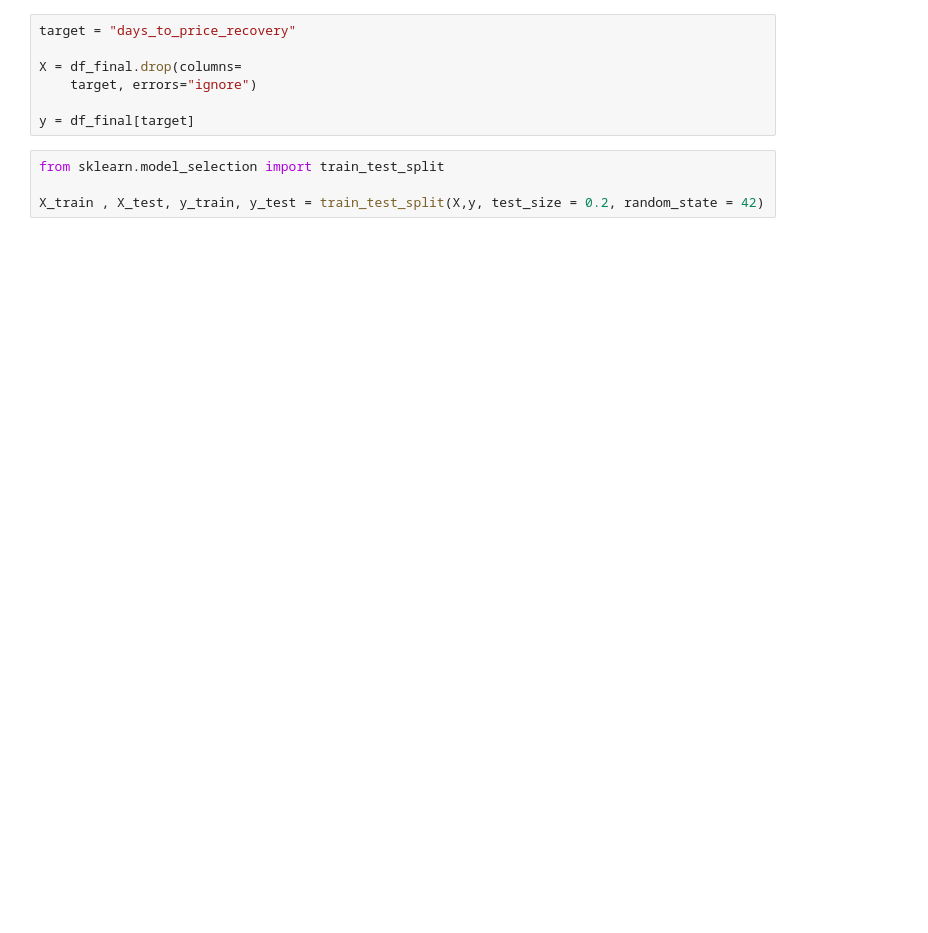
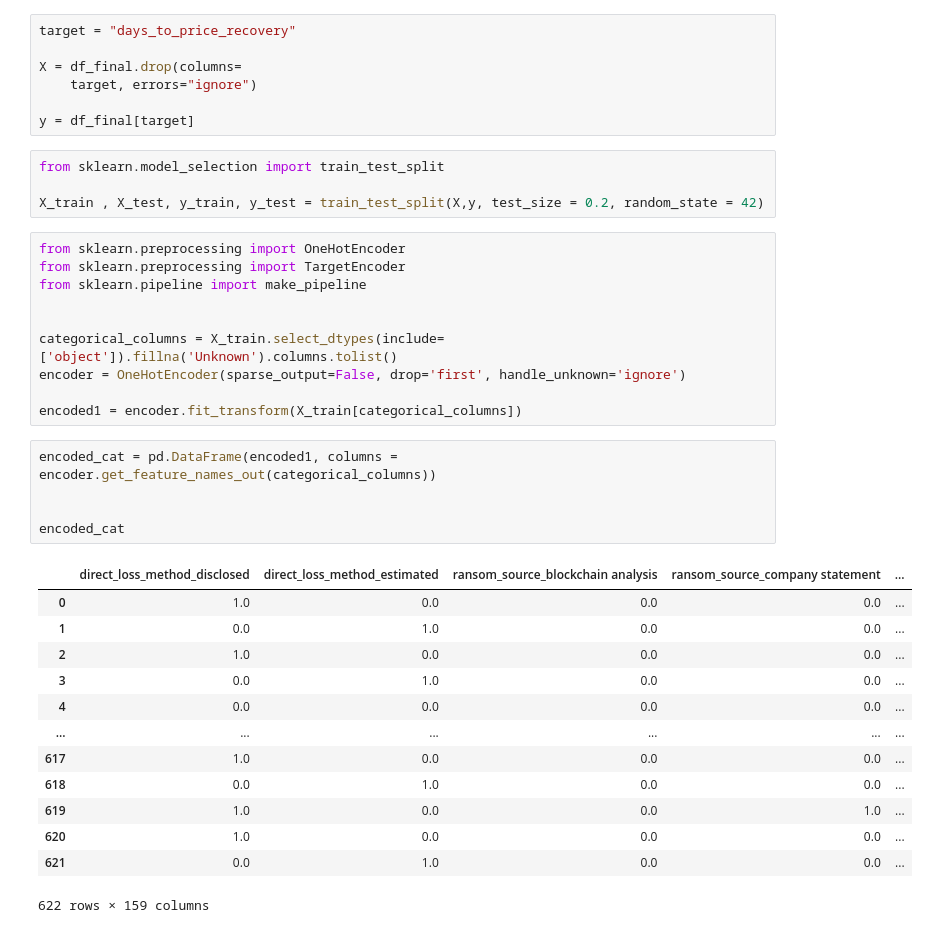
Before and after one commit to subhan0rizwan/cyber-loss-KNN, a Jupyter notebook: KNN - Cyber.ipynb, the cells around one changed output. Drawn from its saved outputs; the diff is of its cells as text; blank space fills up the shorter version.

```diff
--- a/KNN - Cyber.ipynb
+++ b/KNN - Cyber.ipynb
@@ -215,3 +219,32 @@ y = df_final[target]
 from sklearn.model_selection import train_test_split
 
 X_train , X_test, y_train, y_test = train_test_split(X,y, test_size = 0.2, random_state = 42)
+# %%
+from sklearn.preprocessing import OneHotEncoder
+from sklearn.preprocessing import TargetEncoder
+from sklearn.pipeline import make_pipeline
+
+
+categorical_columns = X_train.select_dtypes(include=['object']).fillna('Unknown').columns.tolist()
+encoder = OneHotEncoder(sparse_output=False, drop='first', handle_unknown='ignore')
+
+encoded1 = encoder.fit_transform(X_train[categorical_columns])
+# %%
+encoded_cat = pd.DataFrame(encoded1, columns = encoder.get_feature_names_out(categorical_columns))
+
+
+encoded_cat
+# %% [output]
+|  | direct_loss_method_disclosed | direct_loss_method_estimated | ransom_source_blockchain analysis | ransom_source_company statement | ... |
+| 0 | 1.0 | 0.0 | 0.0 | 0.0 | ... |
+| 1 | 0.0 | 1.0 | 0.0 | 0.0 | ... |
+| 2 | 1.0 | 0.0 | 0.0 | 0.0 | ... |
+| 3 | 0.0 | 1.0 | 0.0 | 0.0 | ... |
+| 4 | 0.0 | 0.0 | 0.0 | 0.0 | ... |
+| ... | ... | ... | ... | ... | ... |
+| 617 | 1.0 | 0.0 | 0.0 | 0.0 | ... |
+| 618 | 0.0 | 1.0 | 0.0 | 0.0 | ... |
+| 619 | 1.0 | 0.0 | 0.0 | 1.0 | ... |
+| 620 | 1.0 | 0.0 | 0.0 | 0.0 | ... |
+| 621 | 0.0 | 1.0 | 0.0 | 0.0 | ... |
+622 rows × 159 columns
```
Also changed, not shown: parts of 9 cells of this notebook.
